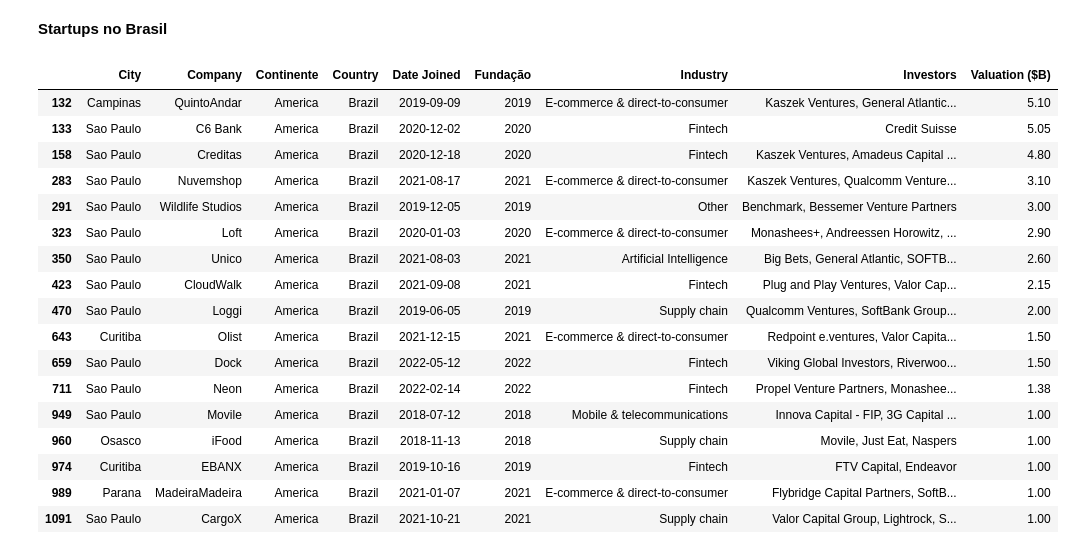
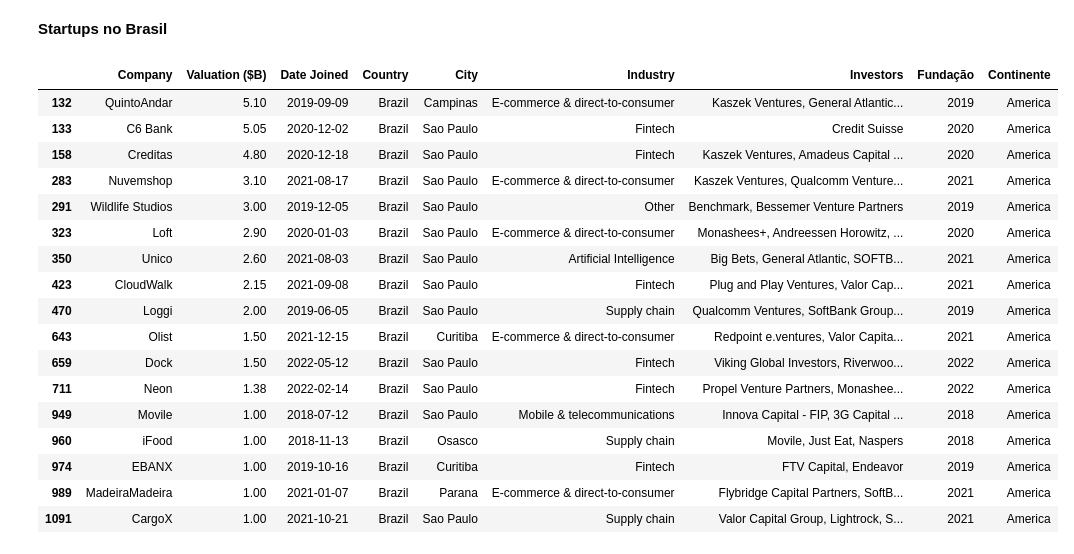
Before and after one commit to nathanmss/datasets_analise_dados, a Jupyter notebook: startups_unicornios/startups_unicornio.ipynb, the cells around one changed output. Cells and saved outputs as stored; diff of their text form; code cells hidden in the pictures.

```diff
--- a/startups_unicornios/startups_unicornio.ipynb
+++ b/startups_unicornios/startups_unicornio.ipynb
@@ -18,0 +13,3 @@ df
+# %%
+df = pd.read_csv('startups_unicornios.csv')
+df
@@ -80,7 +91,7 @@ Asia = ['China', 'India', 'Indonesia', 'Turkey','Hong Kong','Israel','South Kore
 America = ['United States','Bahamas','Mexico','Canada','Colombia','Brazil','Argentina','Bermuda','Ecuador','Chile']
 Africa = ['Seychelles', 'Nigeria','Senegal','South Africa']
 Europa = ['United Kingdom','Germany','Sweden','Estonia','Netherlands','France','Finland','Belgium','Denmark','Switzerland',
-'Lithuania','Austria','Ireland','Spain','Luxembourg','Croatia','Norway','Czech Republic']
+'Lithuania','Austria','Ireland','Spain','Luxembourg','Croatia','Norway','Czech Republic','Italy']
 Oceania = ['Australia']
 # %%
 #Criando coluna continentes
@@ -336,24 +445,25 @@ df.groupby('Continente').agg({'Company':'count'})
 **Startups no Brasil**
 # %%
 #Startups no Brasil
-df[df['Country'] == 'Brazil']
+df_brasil = df[df['Country'] == 'Brazil']
+df_brasil
 # %% [output]
-|  | City | Company | Continente | Country | Date Joined | Fundação | Industry | Investors | Valuation ($B) |
-| 132 | Campinas | QuintoAndar | America | Brazil | 2019-09-09 | 2019 | E-commerce & direct-to-consumer | Kaszek Ventures, General Atlantic... | 5.10 |
-| 133 | Sao Paulo | C6 Bank | America | Brazil | 2020-12-02 | 2020 | Fintech | Credit Suisse | 5.05 |
-| 158 | Sao Paulo | Creditas | America | Brazil | 2020-12-18 | 2020 | Fintech | Kaszek Ventures, Amadeus Capital ... | 4.80 |
-| 283 | Sao Paulo | Nuvemshop | America | Brazil | 2021-08-17 | 2021 | E-commerce & direct-to-consumer | Kaszek Ventures, Qualcomm Venture... | 3.10 |
-| 291 | Sao Paulo | Wildlife Studios | America | Brazil | 2019-12-05 | 2019 | Other | Benchmark, Bessemer Venture Partners | 3.00 |
-| 323 | Sao Paulo | Loft | America | Brazil | 2020-01-03 | 2020 | E-commerce & direct-to-consumer | Monashees+, Andreessen Horowitz, ... | 2.90 |
-| 350 | Sao Paulo | Unico | America | Brazil | 2021-08-03 | 2021 | Artificial Intelligence | Big Bets, General Atlantic, SOFTB... | 2.60 |
-| 423 | Sao Paulo | CloudWalk | America | Brazil | 2021-09-08 | 2021 | Fintech | Plug and Play Ventures, Valor Cap... | 2.15 |
-| 470 | Sao Paulo | Loggi | America | Brazil | 2019-06-05 | 2019 | Supply chain | Qualcomm Ventures, SoftBank Group... | 2.00 |
-| 643 | Curitiba | Olist | America | Brazil | 2021-12-15 | 2021 | E-commerce & direct-to-consumer | Redpoint e.ventures, Valor Capita... | 1.50 |
-| 659 | Sao Paulo | Dock | America | Brazil | 2022-05-12 | 2022 | Fintech | Viking Global Investors, Riverwoo... | 1.50 |
-| 711 | Sao Paulo | Neon | America | Brazil | 2022-02-14 | 2022 | Fintech | Propel Venture Partners, Monashee... | 1.38 |
-| 949 | Sao Paulo | Movile | America | Brazil | 2018-07-12 | 2018 | Mobile & telecommunications | Innova Capital - FIP, 3G Capital ... | 1.00 |
-| 960 | Osasco | iFood | America | Brazil | 2018-11-13 | 2018 | Supply chain | Movile, Just Eat, Naspers | 1.00 |
-| 974 | Curitiba | EBANX | America | Brazil | 2019-10-16 | 2019 | Fintech | FTV Capital, Endeavor | 1.00 |
-| 989 | Parana | MadeiraMadeira | America | Brazil | 2021-01-07 | 2021 | E-commerce & direct-to-consumer | Flybridge Capital Partners, SoftB... | 1.00 |
-| 1091 | Sao Paulo | CargoX | America | Brazil | 2021-10-21 | 2021 | Supply chain | Valor Capital Group, Lightrock, S... | 1.00 |
+|  | Company | Valuation ($B) | Date Joined | Country | City | Industry | Investors | Fundação | Continente |
+| 132 | QuintoAndar | 5.10 | 2019-09-09 | Brazil | Campinas | E-commerce & direct-to-consumer | Kaszek Ventures, General Atlantic... | 2019 | America |
+| 133 | C6 Bank | 5.05 | 2020-12-02 | Brazil | Sao Paulo | Fintech | Credit Suisse | 2020 | America |
+| 158 | Creditas | 4.80 | 2020-12-18 | Brazil | Sao Paulo | Fintech | Kaszek Ventures, Amadeus Capital ... | 2020 | America |
+| 283 | Nuvemshop | 3.10 | 2021-08-17 | Brazil | Sao Paulo | E-commerce & direct-to-consumer | Kaszek Ventures, Qualcomm Venture... | 2021 | America |
+| 291 | Wildlife Studios | 3.00 | 2019-12-05 | Brazil | Sao Paulo | Other | Benchmark, Bessemer Venture Partners | 2019 | America |
+| 323 | Loft | 2.90 | 2020-01-03 | Brazil | Sao Paulo | E-commerce & direct-to-consumer | Monashees+, Andreessen Horowitz, ... | 2020 | America |
+| 350 | Unico | 2.60 | 2021-08-03 | Brazil | Sao Paulo | Artificial Intelligence | Big Bets, General Atlantic, SOFTB... | 2021 | America |
+| 423 | CloudWalk | 2.15 | 2021-09-08 | Brazil | Sao Paulo | Fintech | Plug and Play Ventures, Valor Cap... | 2021 | America |
+| 470 | Loggi | 2.00 | 2019-06-05 | Brazil | Sao Paulo | Supply chain | Qualcomm Ventures, SoftBank Group... | 2019 | America |
+| 643 | Olist | 1.50 | 2021-12-15 | Brazil | Curitiba | E-commerce & direct-to-consumer | Redpoint e.ventures, Valor Capita... | 2021 | America |
+| 659 | Dock | 1.50 | 2022-05-12 | Brazil | Sao Paulo | Fintech | Viking Global Investors, Riverwoo... | 2022 | America |
+| 711 | Neon | 1.38 | 2022-02-14 | Brazil | Sao Paulo | Fintech | Propel Venture Partners, Monashee... | 2022 | America |
+| 949 | Movile | 1.00 | 2018-07-12 | Brazil | Sao Paulo | Mobile & telecommunications | Innova Capital - FIP, 3G Capital ... | 2018 | America |
+| 960 | iFood | 1.00 | 2018-11-13 | Brazil | Osasco | Supply chain | Movile, Just Eat, Naspers | 2018 | America |
+| 974 | EBANX | 1.00 | 2019-10-16 | Brazil | Curitiba | Fintech | FTV Capital, Endeavor | 2019 | America |
+| 989 | MadeiraMadeira | 1.00 | 2021-01-07 | Brazil | Parana | E-commerce & direct-to-consumer | Flybridge Capital Partners, SoftB... | 2021 | America |
+| 1091 | CargoX | 1.00 | 2021-10-21 | Brazil | Sao Paulo | Supply chain | Valor Capital Group, Lightrock, S... | 2021 | America |
 # %%
```
Also changed, not shown: parts of 36 cells of this notebook.
